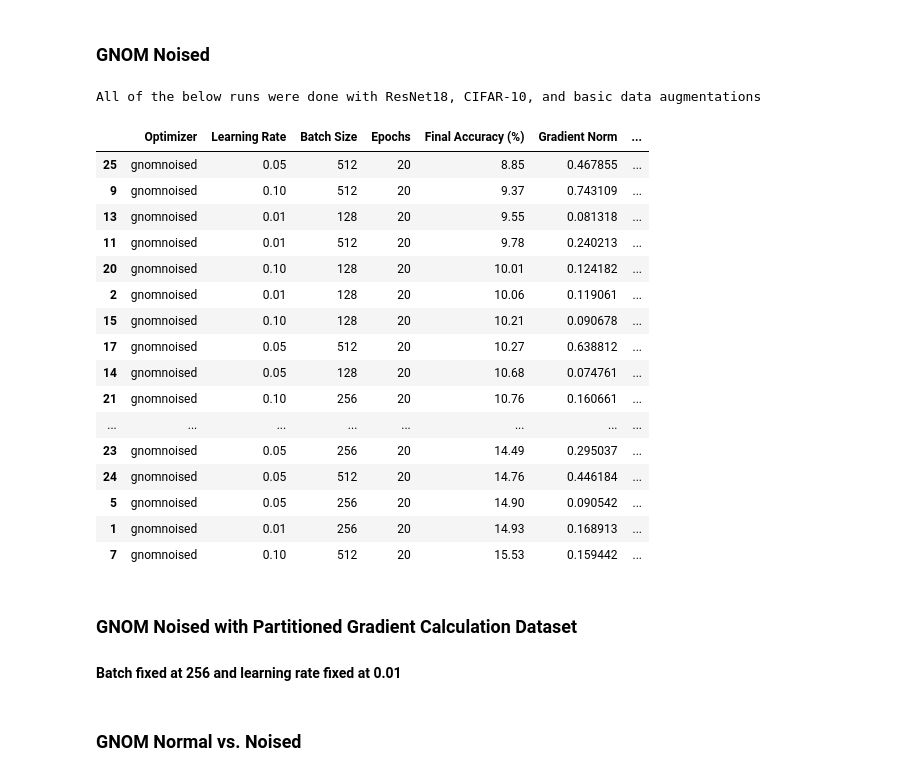
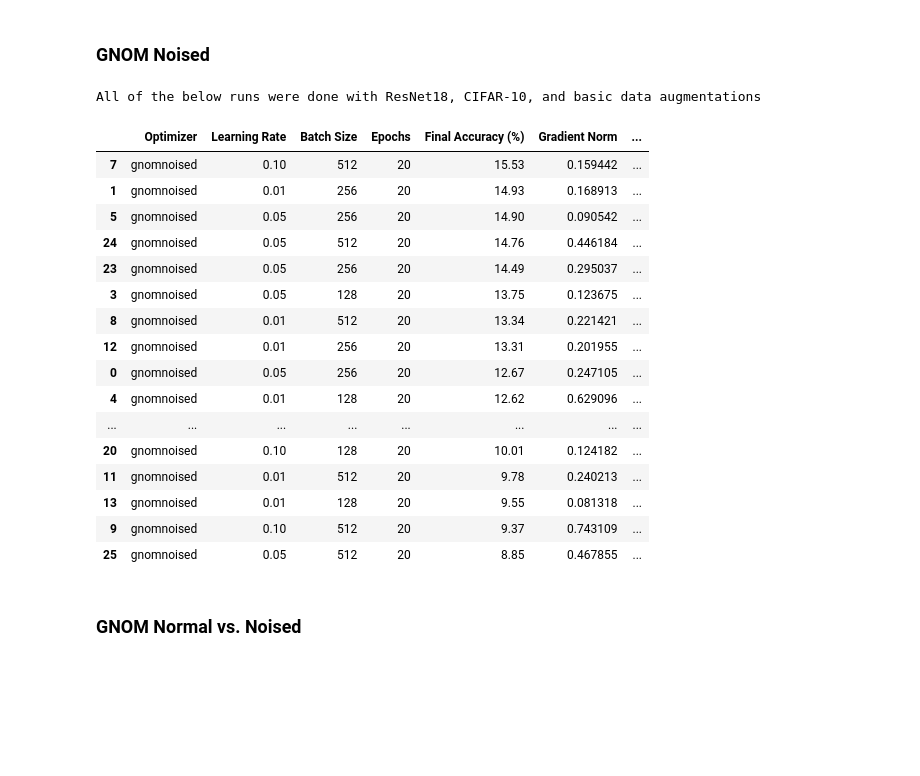
Before and after one commit to thomask902/2024-Numerical-Optimization-Research, a Jupyter notebook: results.ipynb, the cells around one changed output. Drawn from its saved outputs; the diff is of its cells as text; code cells hidden in the pictures; blank space fills up the shorter version.

```diff
--- a/results.ipynb
+++ b/results.ipynb
@@ -359,50 +360,47 @@ for file in os.listdir(folder_path_gnom_noised):
     grad_norm, top_ev, smallest_ev = extract_grad_info(file_path)
     batches_noised = extract_noise_info(file_path)
 
     gnom_noised_df = gnom_noised_df._append({
         'Optimizer': optimizer,
         'Learning Rate': float(learning_rate),
         'Batch Size': int(batch_size),
         'Epochs': epochs,
         'Final Accuracy (%)': final_accuracy,
         'Total Time (s)': total_time,
         'Avg Epoch Time (s)': epoch_time,
         'Gradient Norm': grad_norm,
         'Largest Eigenvalue of Hessian': top_ev,
         'Smallest Eigenvalue of Hessian': smallest_ev,
         'Batches Noise was Added (%)': batches_noised,
         'Noise Gradient Norm Threshold': threshold,
         'Noise Added Radius': radius
     }, ignore_index=True)
 
 gnom_noised_df['Total Time (min)'] = gnom_noised_df['Total Time (s)'] / 60
 gnom_noised_df['Avg Epoch Time (min)'] = gnom_noised_df['Avg Epoch Time (s)'] / 60
 gnom_noised_df.drop(columns=['Total Time (s)', 'Avg Epoch Time (s)'], inplace=True)
 
-gnom_noised_df_sorted = gnom_noised_df.sort_values(by=['Final Accuracy (%)'])
+gnom_noised_df_sorted = gnom_noised_df.sort_values(by=['Final Accuracy (%)'], ascending=False)
 
 print("All of the below runs were done with ResNet18, CIFAR-10, and basic data augmentations")
 
 gnom_noised_df_sorted
 # %% [output]
 All of the below runs were done with ResNet18, CIFAR-10, and basic data augmentations
 |  | Optimizer | Learning Rate | Batch Size | Epochs | Final Accuracy (%) | Gradient Norm | ... |
+| 7 | gnomnoised | 0.10 | 512 | 20 | 15.53 | 0.159442 | ... |
+| 1 | gnomnoised | 0.01 | 256 | 20 | 14.93 | 0.168913 | ... |
+| 5 | gnomnoised | 0.05 | 256 | 20 | 14.90 | 0.090542 | ... |
+| 24 | gnomnoised | 0.05 | 512 | 20 | 14.76 | 0.446184 | ... |
+| 23 | gnomnoised | 0.05 | 256 | 20 | 14.49 | 0.295037 | ... |
+| 3 | gnomnoised | 0.05 | 128 | 20 | 13.75 | 0.123675 | ... |
+| 8 | gnomnoised | 0.01 | 512 | 20 | 13.34 | 0.221421 | ... |
+| 12 | gnomnoised | 0.01 | 256 | 20 | 13.31 | 0.201955 | ... |
+| 0 | gnomnoised | 0.05 | 256 | 20 | 12.67 | 0.247105 | ... |
+| 4 | gnomnoised | 0.01 | 128 | 20 | 12.62 | 0.629096 | ... |
+| ... | ... | ... | ... | ... | ... | ... | ... |
+| 20 | gnomnoised | 0.10 | 128 | 20 | 10.01 | 0.124182 | ... |
+| 11 | gnomnoised | 0.01 | 512 | 20 | 9.78 | 0.240213 | ... |
+| 13 | gnomnoised | 0.01 | 128 | 20 | 9.55 | 0.081318 | ... |
+| 9 | gnomnoised | 0.10 | 512 | 20 | 9.37 | 0.743109 | ... |
 | 25 | gnomnoised | 0.05 | 512 | 20 | 8.85 | 0.467855 | ... |
-| 9 | gnomnoised | 0.10 | 512 | 20 | 9.37 | 0.743109 | ... |
-| 13 | gnomnoised | 0.01 | 128 | 20 | 9.55 | 0.081318 | ... |
-| 11 | gnomnoised | 0.01 | 512 | 20 | 9.78 | 0.240213 | ... |
-| 20 | gnomnoised | 0.10 | 128 | 20 | 10.01 | 0.124182 | ... |
-| 2 | gnomnoised | 0.01 | 128 | 20 | 10.06 | 0.119061 | ... |
-| 15 | gnomnoised | 0.10 | 128 | 20 | 10.21 | 0.090678 | ... |
-| 17 | gnomnoised | 0.05 | 512 | 20 | 10.27 | 0.638812 | ... |
-| 14 | gnomnoised | 0.05 | 128 | 20 | 10.68 | 0.074761 | ... |
-| 21 | gnomnoised | 0.10 | 256 | 20 | 10.76 | 0.160661 | ... |
-| ... | ... | ... | ... | ... | ... | ... | ... |
-| 23 | gnomnoised | 0.05 | 256 | 20 | 14.49 | 0.295037 | ... |
-| 24 | gnomnoised | 0.05 | 512 | 20 | 14.76 | 0.446184 | ... |
-| 5 | gnomnoised | 0.05 | 256 | 20 | 14.90 | 0.090542 | ... |
-| 1 | gnomnoised | 0.01 | 256 | 20 | 14.93 | 0.168913 | ... |
-| 7 | gnomnoised | 0.10 | 512 | 20 | 15.53 | 0.159442 | ... |
-# %% [markdown]
-### GNOM Noised with Partitioned Gradient Calculation Dataset
-#### Batch fixed at 256 and learning rate fixed at 0.01
```
Also changed, not shown: parts of 4 cells of this notebook.
